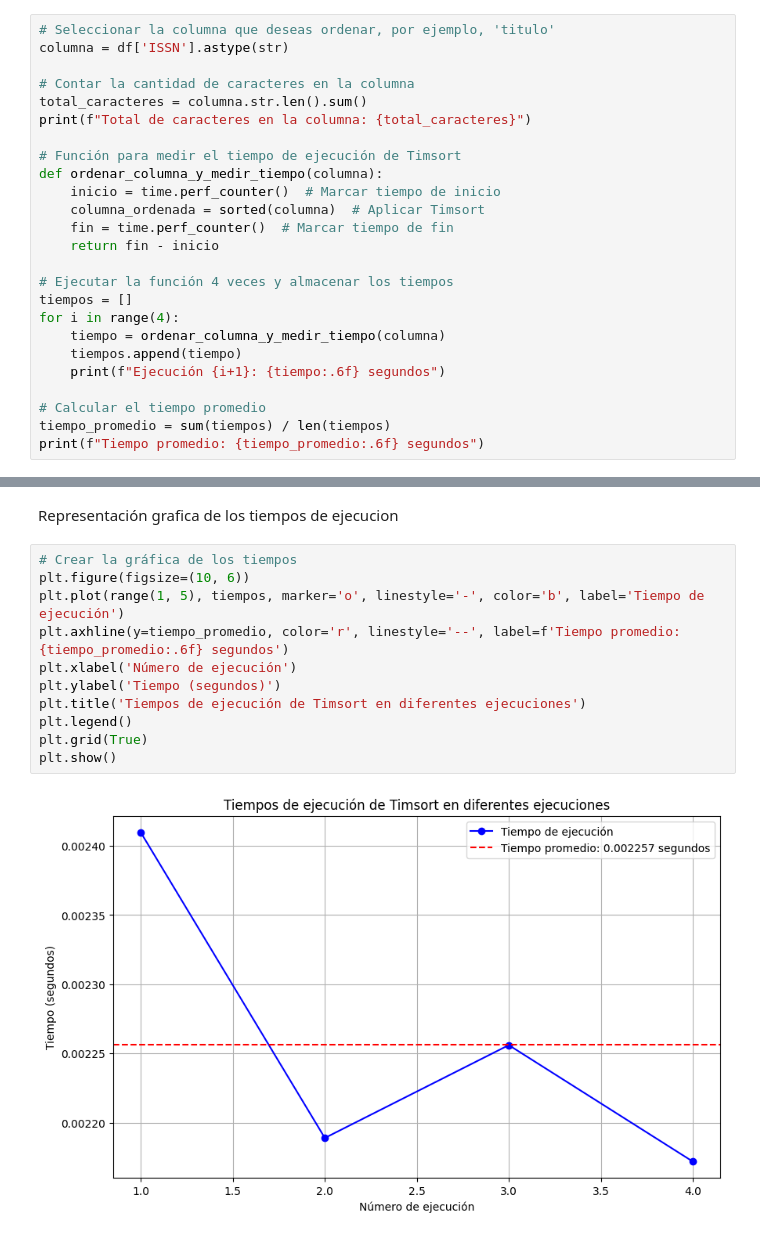
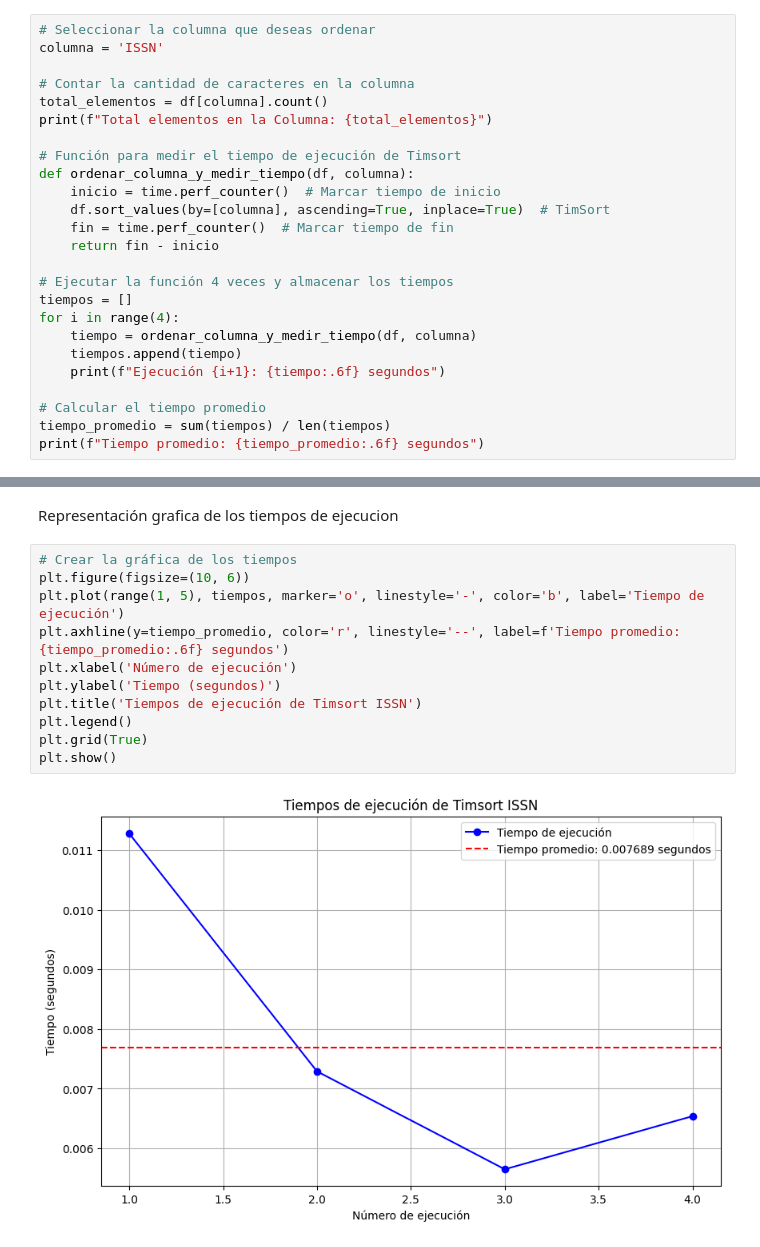
Before and after one commit to DidiGG/Seguimiento1_Metodos_de_Ordenamiento, a Jupyter notebook: TimSort.ipynb, the cells around one changed output, grey strips where cells are left out. Saved outputs shown, nothing was run; the diff lists cells and outputs as text.

Commit message:
timsort

```diff
--- a/TimSort.ipynb
+++ b/TimSort.ipynb
@@ -35,22 +35,22 @@ Aplicación de algoritmo TimSort para la Columna ISSN
 # %%
-# Seleccionar la columna que deseas ordenar, por ejemplo, 'titulo'
-columna = df['ISSN'].astype(str)
+# Seleccionar la columna que deseas ordenar
+columna = 'ISSN'
 
 # Contar la cantidad de caracteres en la columna
-total_caracteres = columna.str.len().sum()
-print(f"Total de caracteres en la columna: {total_caracteres}")
+total_elementos = df[columna].count()
+print(f"Total elementos en la Columna: {total_elementos}")
 
 # Función para medir el tiempo de ejecución de Timsort
-def ordenar_columna_y_medir_tiempo(columna):
+def ordenar_columna_y_medir_tiempo(df, columna):
     inicio = time.perf_counter()  # Marcar tiempo de inicio
-    columna_ordenada = sorted(columna)  # Aplicar Timsort
+    df.sort_values(by=[columna], ascending=True, inplace=True)  # TimSort
     fin = time.perf_counter()  # Marcar tiempo de fin
     return fin - inicio
 
 # Ejecutar la función 4 veces y almacenar los tiempos
 tiempos = []
 for i in range(4):
-    tiempo = ordenar_columna_y_medir_tiempo(columna)
+    tiempo = ordenar_columna_y_medir_tiempo(df, columna)
     tiempos.append(tiempo)
     print(f"Ejecución {i+1}: {tiempo:.6f} segundos")
 
@@ -69,13 +69,13 @@ Representación grafica de los tiempos de ejecucion
 # %%
 # Crear la gráfica de los tiempos
 plt.figure(figsize=(10, 6))
 plt.plot(range(1, 5), tiempos, marker='o', linestyle='-', color='b', label='Tiempo de ejecución')
 plt.axhline(y=tiempo_promedio, color='r', linestyle='--', label=f'Tiempo promedio: {tiempo_promedio:.6f} segundos')
 plt.xlabel('Número de ejecución')
 plt.ylabel('Tiempo (segundos)')
-plt.title('Tiempos de ejecución de Timsort en diferentes ejecuciones')
+plt.title('Tiempos de ejecución de Timsort ISSN')
 plt.legend()
 plt.grid(True)
 plt.show()
 # %% [output]
-[figure, old version]
+[figure, new version]
```
Also changed, not shown: parts of 8 cells of this notebook.
